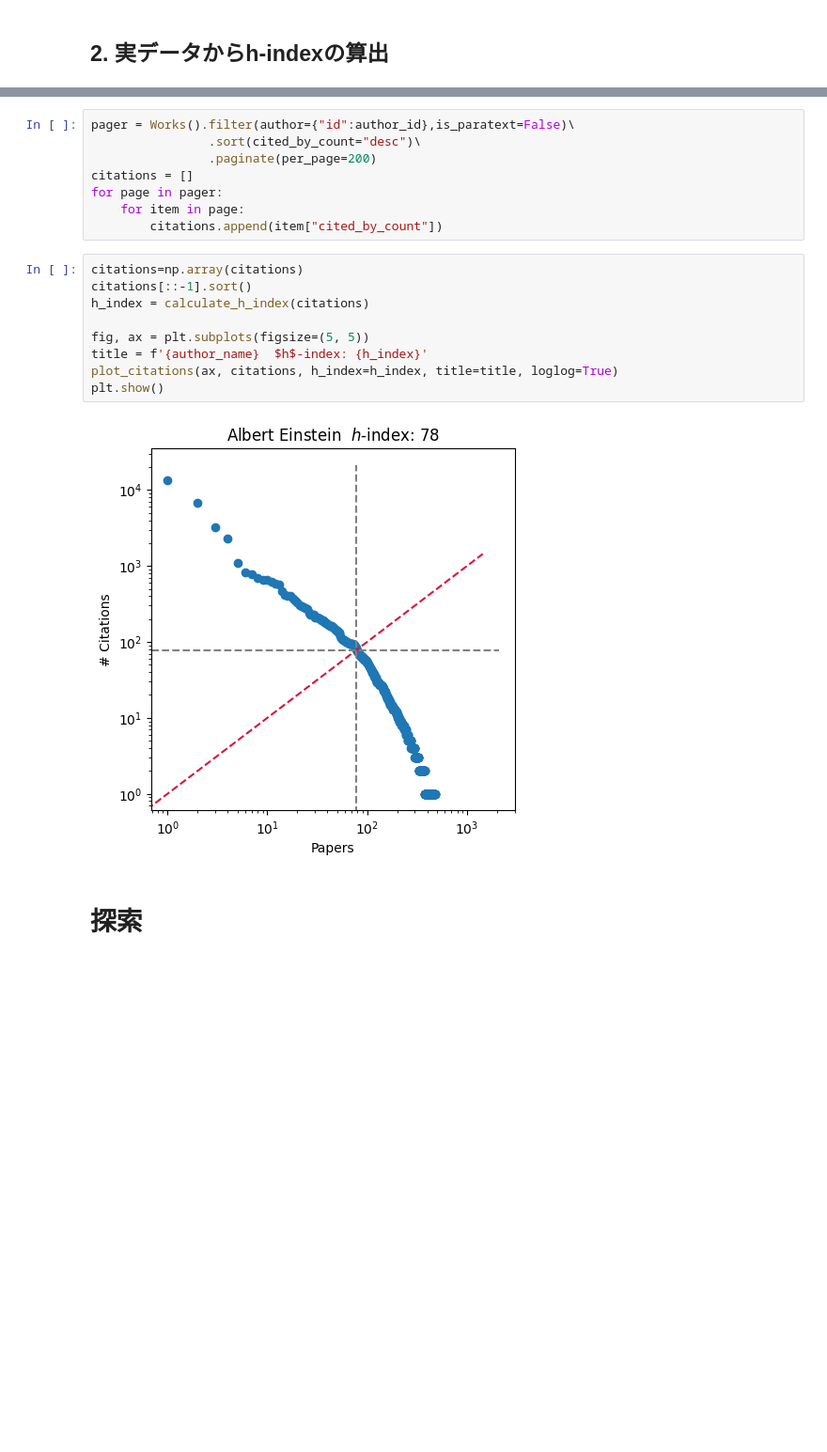
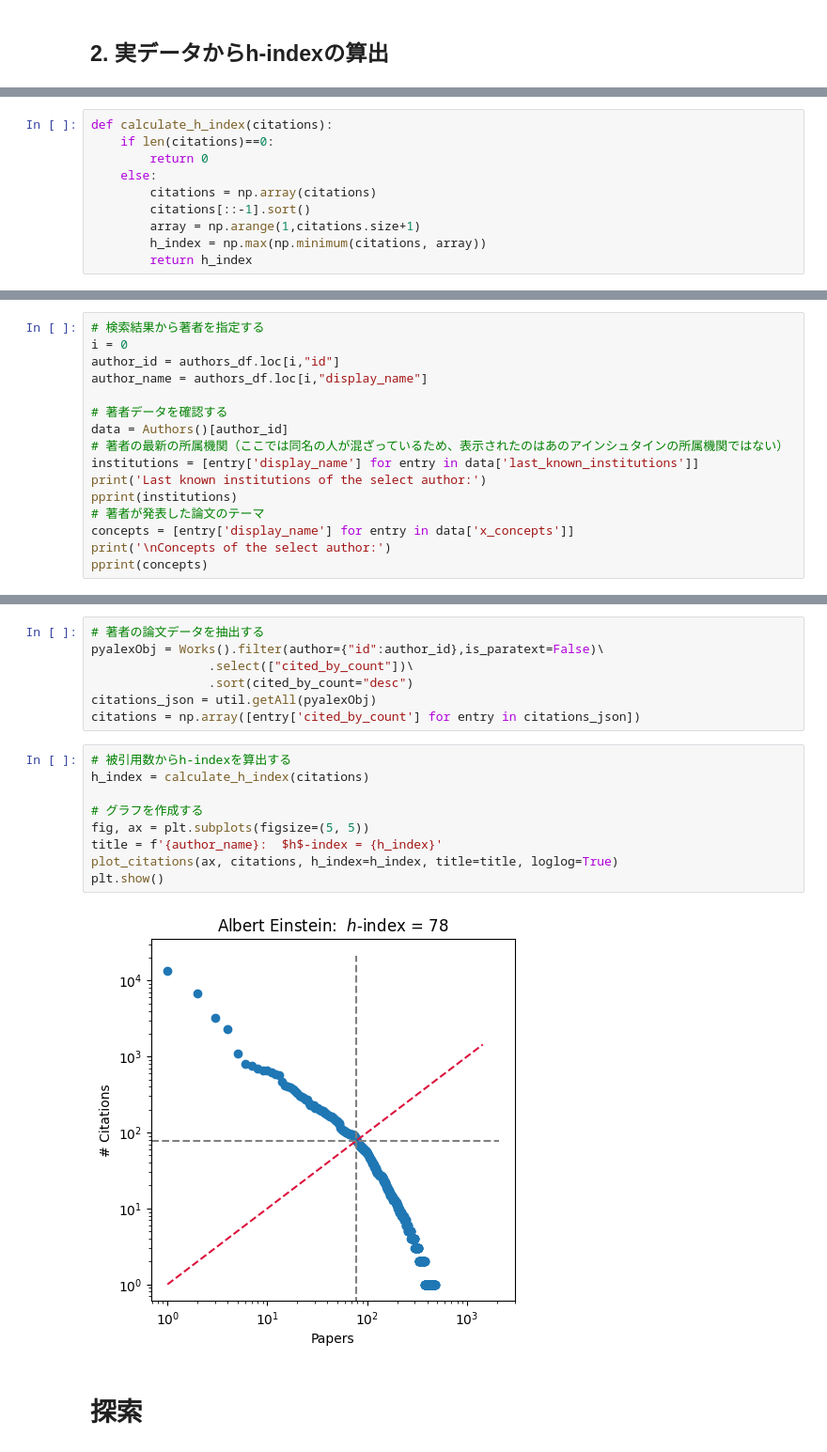
Before and after one commit to ScisciJP/tutorial_jp, a Jupyter notebook: 4-H-index.ipynb, the cells around one changed output, grey strips where cells are left out. Shown at 94% size. Saved outputs shown, nothing was run; the diff lists cells and outputs as text; blank space fills up the shorter version.

```diff
--- a/4-H-index.ipynb
+++ b/4-H-index.ipynb
@@ -138,2 +155,12 @@ def plot_citations(ax, citations,*, h_index=0, title='h-index', xlabel='Papers',
+# %%
+def calculate_h_index(citations):
+    if len(citations)==0:
+        return 0
+    else:
+        citations = np.array(citations)
+        citations[::-1].sort()
+        array = np.arange(1,citations.size+1)
+        h_index = np.max(np.minimum(citations, array))
+        return h_index
 # %%
 # アインシュタインを検索する
@@ -147,0 +183,16 @@ author_name = authors_pd.loc[0,"display_name"]
+# %%
+# 検索結果から著者を指定する
+i = 0
+author_id = authors_df.loc[i,"id"]
+author_name = authors_df.loc[i,"display_name"]
+
+# 著者データを確認する
+data = Authors()[author_id]
+# 著者の最新の所属機関（ここでは同名の人が混ざっているため、表示されたのはあのアインシュタインの所属機関ではない）
+institutions = [entry['display_name'] for entry in data['last_known_institutions']]
+print('Last known institutions of the select author:')
+pprint(institutions)
+# 著者が発表した論文のテーマ
+concepts = [entry['display_name'] for entry in data['x_concepts']]
+print('\nConcepts of the select author:')
+pprint(concepts)
@@ -148,21 +214,20 @@ author_name = authors_pd.loc[0,"display_name"]
 # %%
-pager = Works().filter(author={"id":author_id},is_paratext=False)\
-                .sort(cited_by_count="desc")\
-                .paginate(per_page=200)
-citations = []
-for page in pager:
-    for item in page:
-        citations.append(item["cited_by_count"])
+# 著者の論文データを抽出する
+pyalexObj = Works().filter(author={"id":author_id},is_paratext=False)\
+                .select(["cited_by_count"])\
+                .sort(cited_by_count="desc")
+citations_json = util.getAll(pyalexObj)
+citations = np.array([entry['cited_by_count'] for entry in citations_json])
 # %%
-citations=np.array(citations)
-citations[::-1].sort()
+# 被引用数からh-indexを算出する
 h_index = calculate_h_index(citations)
 
+# グラフを作成する
 fig, ax = plt.subplots(figsize=(5, 5))
-title = f'{author_name}  $h$-index: {h_index}'
+title = f'{author_name}:  $h$-index = {h_index}'
 plot_citations(ax, citations, h_index=h_index, title=title, loglog=True)
 plt.show()
 # %% [output]
-[figure, old version]
+[figure, new version]
 # %% [markdown]
 # 探索
```
Also changed, not shown: parts of 57 cells of this notebook.
